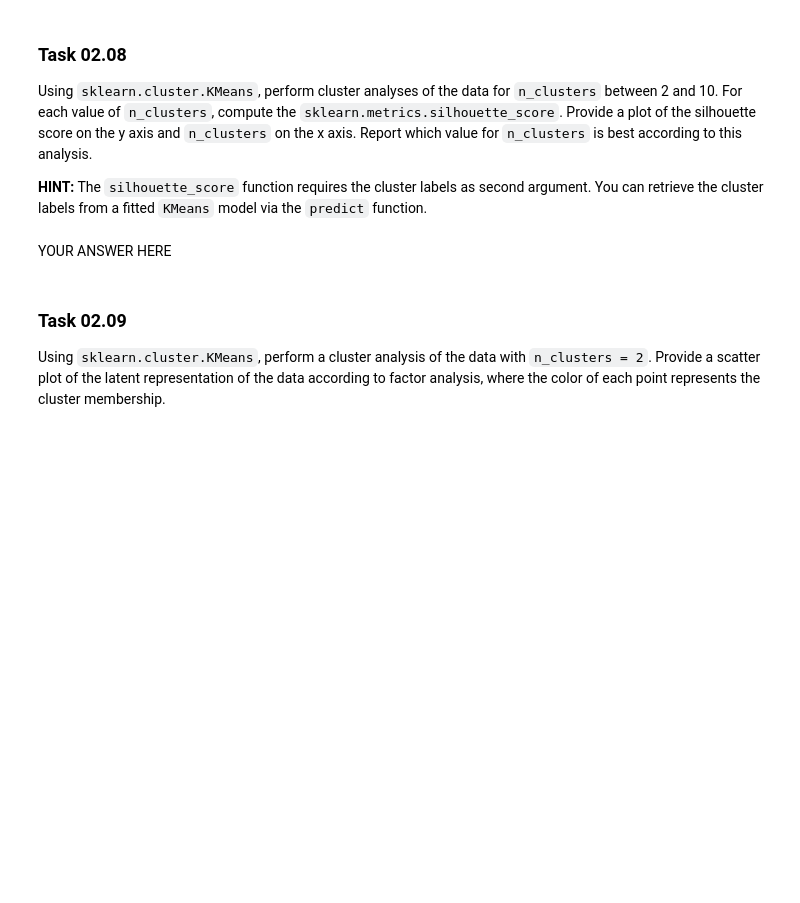
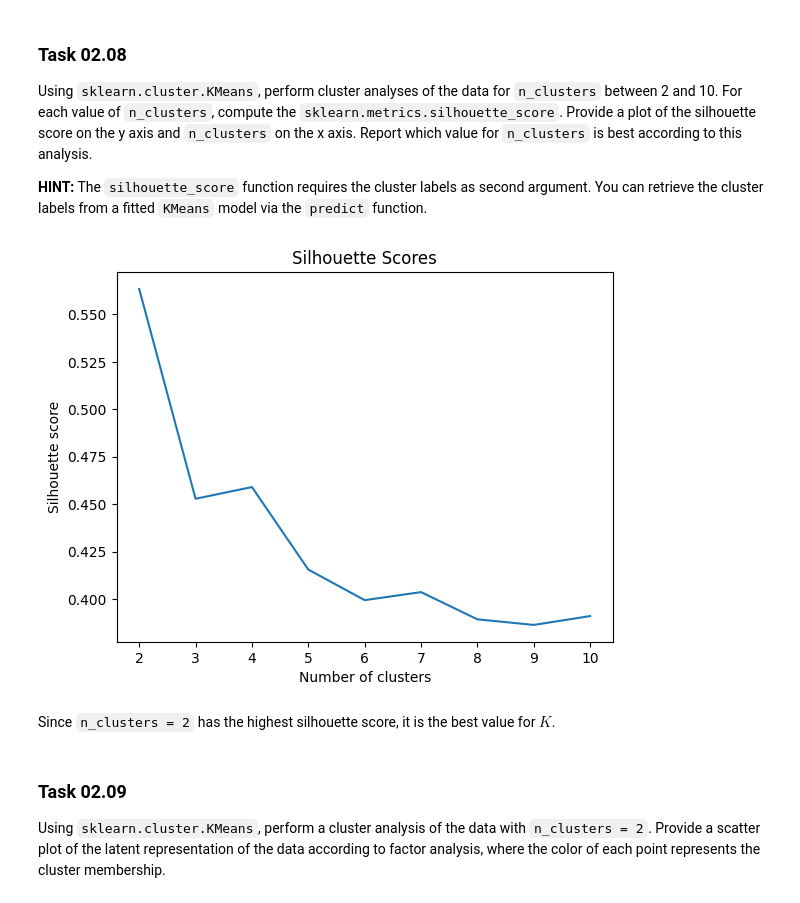
Before and after one commit to bhunecke/data-mining, a Jupyter notebook: sheet02/sheet02.ipynb, the cells around one changed output. Drawn from its saved outputs; the diff is of its cells as text; code cells hidden in the pictures; blank space fills up the shorter version.

```diff
--- a/sheet02/sheet02.ipynb
+++ b/sheet02/sheet02.ipynb
@@ -228,7 +225,26 @@ raise NotImplementedError()
+# %%
+from sklearn.cluster import KMeans
+from sklearn.metrics import silhouette_score
+
+silhouette_scores = []
+
+for n in range(2, 11):
+    kmeans = KMeans(n_clusters=n)
+    kmeans.fit(X)
+    labels = kmeans.predict(X)
+    silhouette_scores.append(silhouette_score(X, labels))
+
+plt.title("Silhouette Scores")
+plt.xlabel("Number of clusters")
+plt.ylabel("Silhouette score")
+plt.plot([i for i in range(2,11)], silhouette_scores)
+plt.show()
+# %% [output]
+[figure, added]
 # %%
 # this cell is here for test purposes. please ignore it.
-# %% [markdown]
-YOUR ANSWER HERE
+# %% [markdown]
+Since `n_clusters = 2` has the highest silhouette score, it is the best value for $K$.
 # %% [markdown]
 ### Task 02.09
 
```
Also changed, not shown: parts of 4 cells of this notebook.
